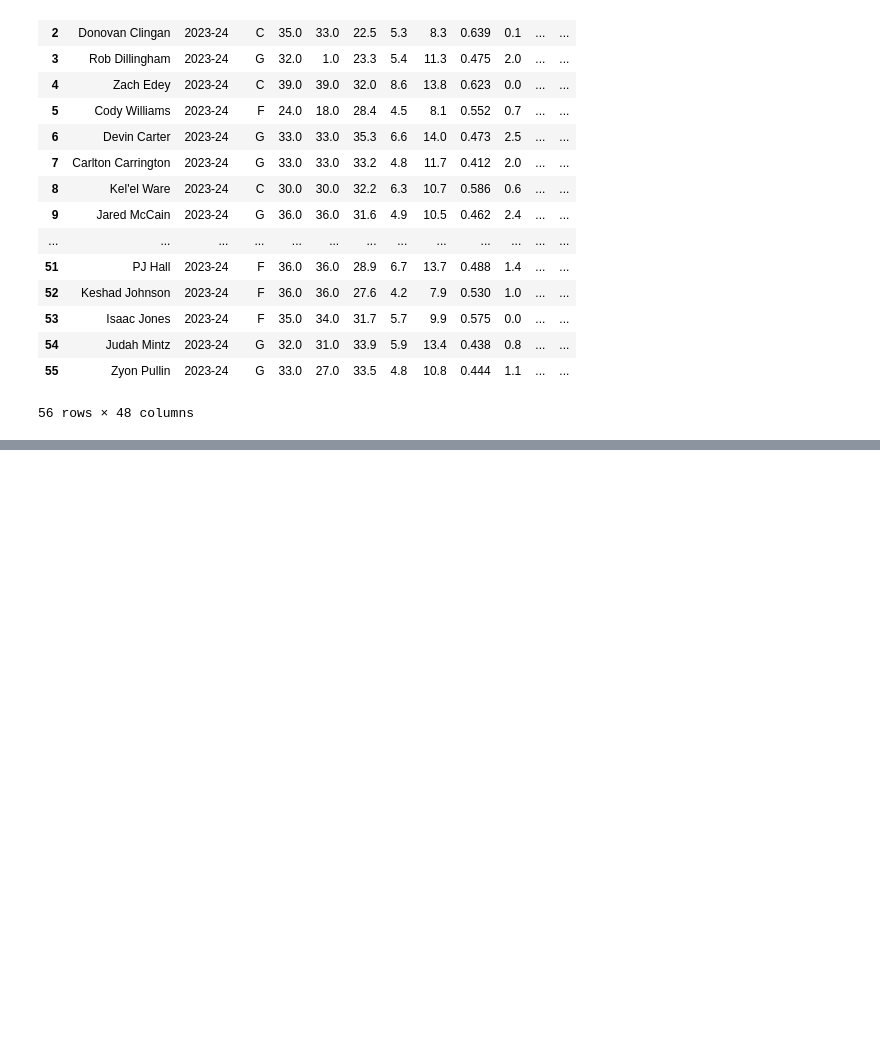
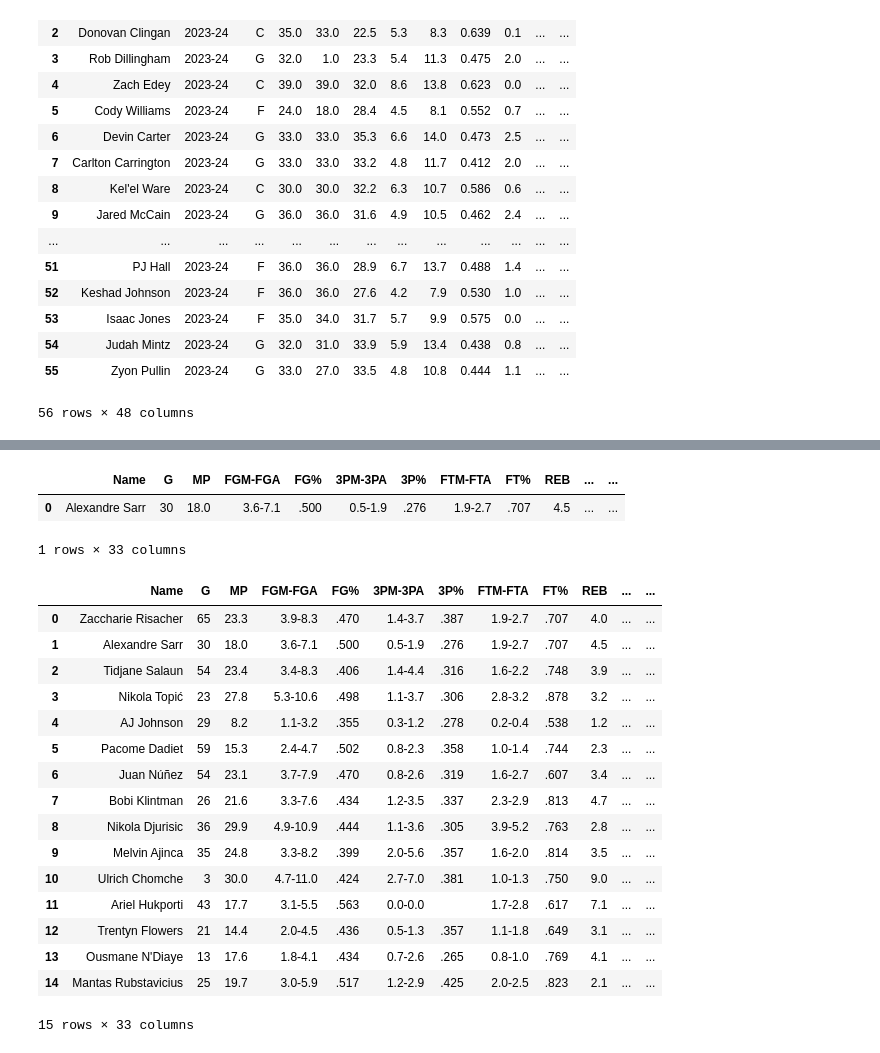
Before and after one commit to kienanana/NBA-Draft-Model, a Jupyter notebook: notebooks/playerstats_scraper.ipynb, the cells around one changed output, grey strips where cells are left out. Drawn from its saved outputs; the diff is of its cells as text; code cells hidden in the pictures; blank space fills up the shorter version.

Commit message:
added tankathon scraper

```diff
--- a/notebooks/sportsreference_scraper.ipynb
+++ b/notebooks/playerstats_scraper.ipynb
@@ -179,0 +267,4 @@ collect_college_stats(2024)
+# %%
+# testing for indiv player
+driver = webdriver.Chrome(service=Service(ChromeDriverManager().install()))
+get_gleague_per_game_stats("Tyler Smith", 2024, driver)
@@ -179,0 +366,54 @@ collect_college_stats(2024)
+# %%
+# testing for indiv player
+driver = webdriver.Chrome(service=Service(ChromeDriverManager().install()))
+get_tankathon_profile_stats("Alexandre Sarr", driver)
+# %% [output]
+|  | Name | G | MP | FGM-FGA | FG% | 3PM-3PA | 3P% | FTM-FTA | FT% | REB | ... | ... |
+| 0 | Alexandre Sarr | 30 | 18.0 | 3.6-7.1 | .500 | 0.5-1.9 | .276 | 1.9-2.7 | .707 | 4.5 | ... | ... |
+1 rows × 33 columns
+# %%
+def get_noncollege_prospects(year):
+    draft_pool_df = pd.read_csv(f"../data/raw/{year}/prospect_pool_{year}.csv")
+    noncollege_df = draft_pool_df[draft_pool_df['classification'].isin(['International', 'Overtime Elite'])]
+    return noncollege_df, noncollege_df['name'].tolist()
+
+def collect_noncollege_stats(year):
+    _, names = get_noncollege_prospects(year)
+    result_df = pd.DataFrame()
+    driver = webdriver.Chrome(service=Service(ChromeDriverManager().install()))
+
+    try:
+        for name in names:
+            try:
+                stats_df = get_tankathon_profile_stats(name, driver)
+                if not stats_df.empty:
+                    result_df = pd.concat([result_df, stats_df], ignore_index=True)
+            except Exception as e:
+                print(f"Error processing {name}: {e}")
+                continue
+    finally:
+        driver.quit()
+
+    # result_df.to_csv(f"../data/processed/{year}/noncollege_stats_{year}.csv", index=False)
+    result_df = result_df.fillna("")
+    return result_df
+# %%
+collect_noncollege_stats(2024)
+# %% [output]
+|  | Name | G | MP | FGM-FGA | FG% | 3PM-3PA | 3P% | FTM-FTA | FT% | REB | ... | ... |
+| 0 | Zaccharie Risacher | 65 | 23.3 | 3.9-8.3 | .470 | 1.4-3.7 | .387 | 1.9-2.7 | .707 | 4.0 | ... | ... |
+| 1 | Alexandre Sarr | 30 | 18.0 | 3.6-7.1 | .500 | 0.5-1.9 | .276 | 1.9-2.7 | .707 | 4.5 | ... | ... |
+| 2 | Tidjane Salaun | 54 | 23.4 | 3.4-8.3 | .406 | 1.4-4.4 | .316 | 1.6-2.2 | .748 | 3.9 | ... | ... |
+| 3 | Nikola Topić | 23 | 27.8 | 5.3-10.6 | .498 | 1.1-3.7 | .306 | 2.8-3.2 | .878 | 3.2 | ... | ... |
+| 4 | AJ Johnson | 29 | 8.2 | 1.1-3.2 | .355 | 0.3-1.2 | .278 | 0.2-0.4 | .538 | 1.2 | ... | ... |
+| 5 | Pacome Dadiet | 59 | 15.3 | 2.4-4.7 | .502 | 0.8-2.3 | .358 | 1.0-1.4 | .744 | 2.3 | ... | ... |
+| 6 | Juan Núñez | 54 | 23.1 | 3.7-7.9 | .470 | 0.8-2.6 | .319 | 1.6-2.7 | .607 | 3.4 | ... | ... |
+| 7 | Bobi Klintman | 26 | 21.6 | 3.3-7.6 | .434 | 1.2-3.5 | .337 | 2.3-2.9 | .813 | 4.7 | ... | ... |
+| 8 | Nikola Djurisic | 36 | 29.9 | 4.9-10.9 | .444 | 1.1-3.6 | .305 | 3.9-5.2 | .763 | 2.8 | ... | ... |
+| 9 | Melvin Ajinca | 35 | 24.8 | 3.3-8.2 | .399 | 2.0-5.6 | .357 | 1.6-2.0 | .814 | 3.5 | ... | ... |
+| 10 | Ulrich Chomche | 3 | 30.0 | 4.7-11.0 | .424 | 2.7-7.0 | .381 | 1.0-1.3 | .750 | 9.0 | ... | ... |
+| 11 | Ariel Hukporti | 43 | 17.7 | 3.1-5.5 | .563 | 0.0-0.0 |  | 1.7-2.8 | .617 | 7.1 | ... | ... |
+| 12 | Trentyn Flowers | 21 | 14.4 | 2.0-4.5 | .436 | 0.5-1.3 | .357 | 1.1-1.8 | .649 | 3.1 | ... | ... |
+| 13 | Ousmane N'Diaye | 13 | 17.6 | 1.8-4.1 | .434 | 0.7-2.6 | .265 | 0.8-1.0 | .769 | 4.1 | ... | ... |
+| 14 | Mantas Rubstavicius | 25 | 19.7 | 3.0-5.9 | .517 | 1.2-2.9 | .425 | 2.0-2.5 | .823 | 2.1 | ... | ... |
+15 rows × 33 columns
```
Also changed, not shown: parts of 8 cells of this notebook, 2 other files.
